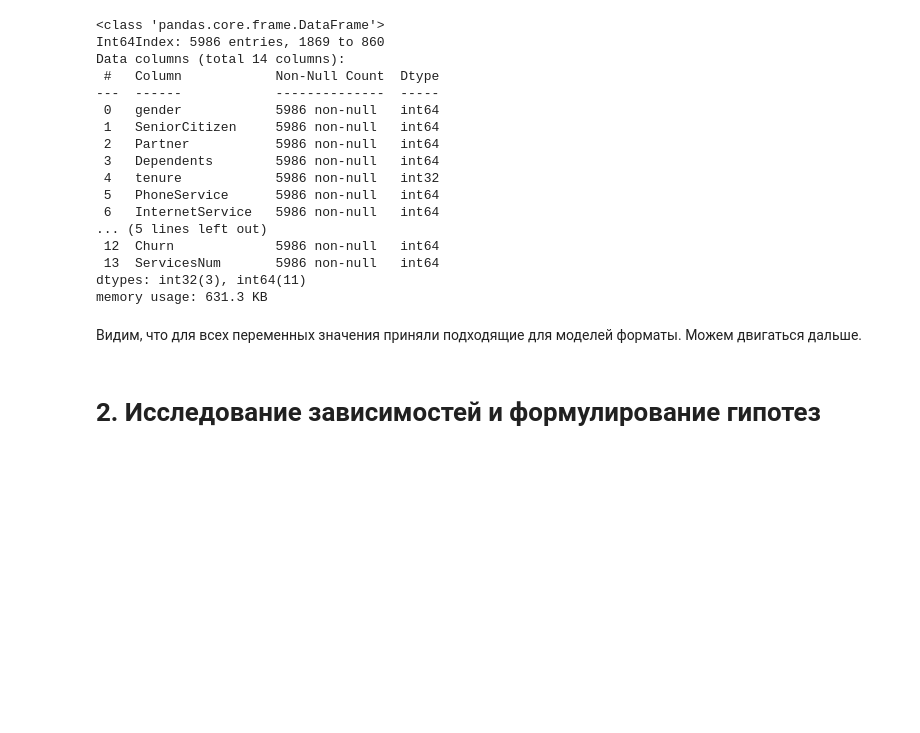
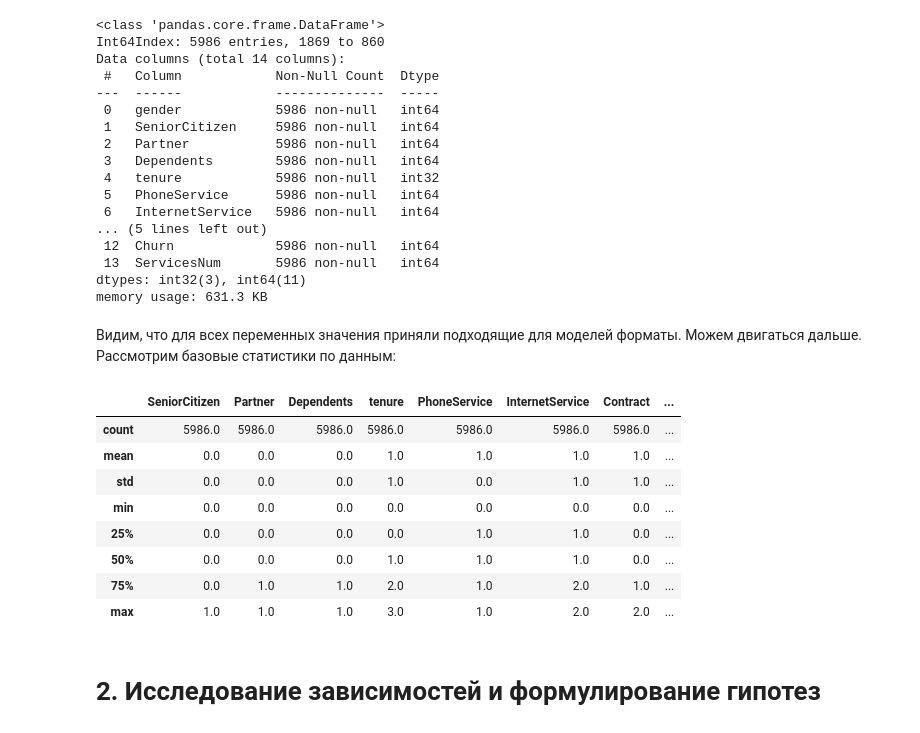
Before and after one commit to AnnaMedved/Telecom_ML, a Jupyter notebook: Coursework_ML.ipynb, the cells around one changed output. Drawn from its saved outputs; the diff is of its cells as text; code cells hidden in the pictures; blank space fills up the shorter version.

```diff
--- a/Coursework_ML.ipynb
+++ b/Coursework_ML.ipynb
@@ -191,6 +213,19 @@ dtypes: int32(3), int64(11)
 memory usage: 631.3 KB
 # %% [markdown]
 Видим, что для всех переменных значения приняли подходящие для моделей форматы. Можем двигаться дальше.
+Рассмотрим базовые статистики по данным:
+# %%
+round(telecom_data.describe(), 0)
+# %% [output]
+|  | SeniorCitizen | Partner | Dependents | tenure | PhoneService | InternetService | Contract | ... |
+| count | 5986.0 | 5986.0 | 5986.0 | 5986.0 | 5986.0 | 5986.0 | 5986.0 | ... |
+| mean | 0.0 | 0.0 | 0.0 | 1.0 | 1.0 | 1.0 | 1.0 | ... |
+| std | 0.0 | 0.0 | 0.0 | 1.0 | 0.0 | 1.0 | 1.0 | ... |
+| min | 0.0 | 0.0 | 0.0 | 0.0 | 0.0 | 0.0 | 0.0 | ... |
+| 25% | 0.0 | 0.0 | 0.0 | 0.0 | 1.0 | 1.0 | 0.0 | ... |
+| 50% | 0.0 | 0.0 | 0.0 | 1.0 | 1.0 | 1.0 | 0.0 | ... |
+| 75% | 0.0 | 1.0 | 1.0 | 2.0 | 1.0 | 2.0 | 1.0 | ... |
+| max | 1.0 | 1.0 | 1.0 | 3.0 | 1.0 | 2.0 | 2.0 | ... |
 # %% [markdown]
 # 2. Исследование зависимостей и формулирование гипотез
 # %%
```
Also changed, not shown: parts of 19 cells of this notebook.
